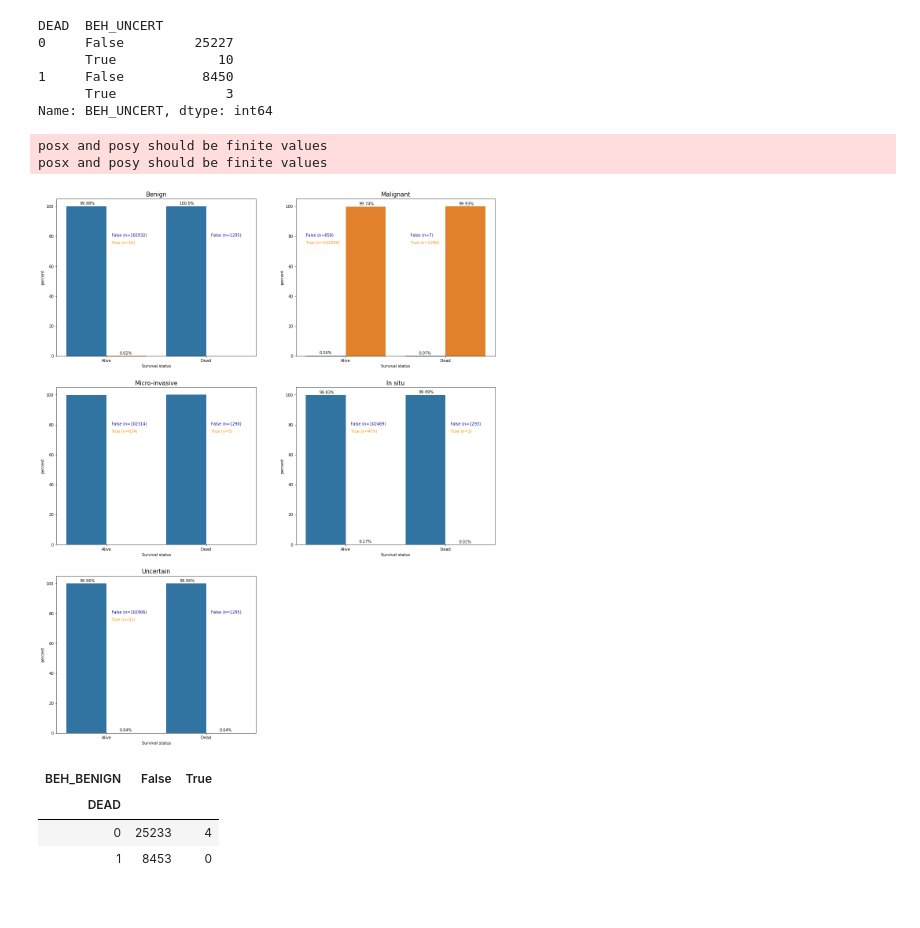
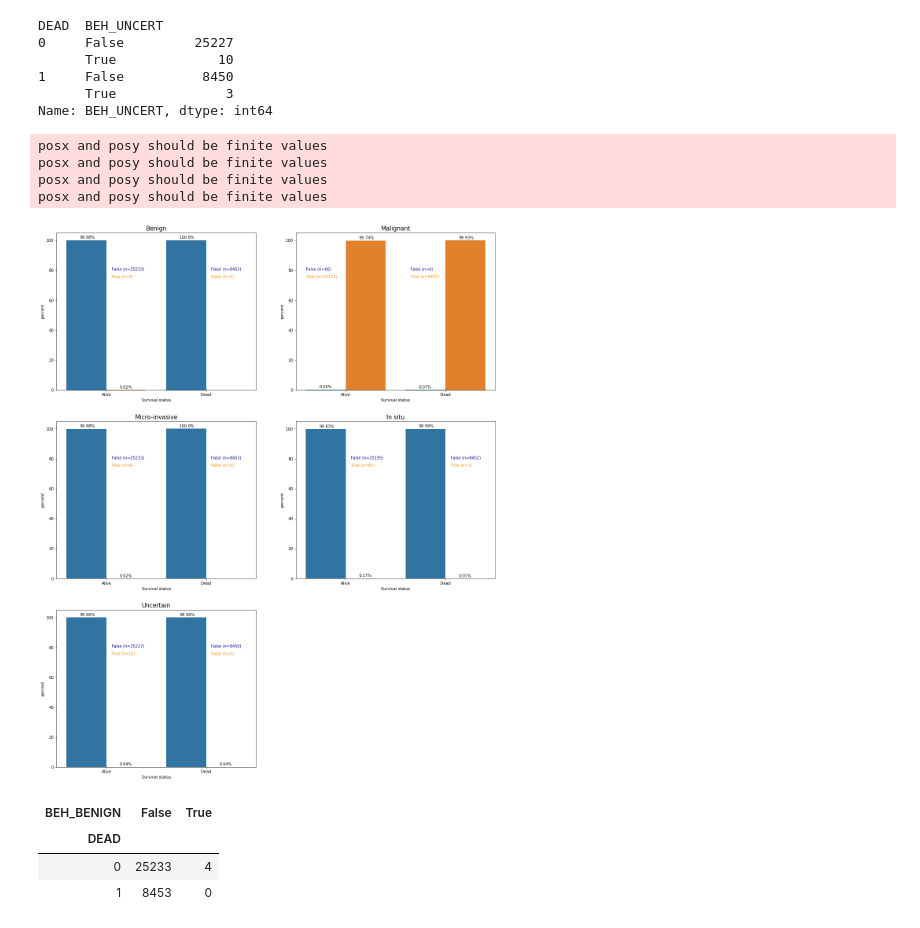
Before and after one commit to ElsaGH/TFM_Elsa_Garcia_Hernandez, a Jupyter notebook: Notebooks/Colon cancer/6_Associations-Copy1.ipynb, the cells around one changed output. Cells and saved outputs as stored; diff of their text form; code cells hidden in the pictures.

```diff
--- a/Notebooks/Colon cancer/6_Associations-Copy1.ipynb
+++ b/Notebooks/Colon cancer/6_Associations-Copy1.ipynb
@@ -661,9 +1271,10 @@ for p in axes[0,0].patches:
     txt_y = p.get_height() + 1
     axes[0,0].text(txt_x,txt_y,txt)
 
-axes[0,0].text(0.05, 80, "False (n=102932)", horizontalalignment='left', size='medium', color='darkblue')
-axes[0,0].text(0.05, 75, "True (n=16)", horizontalalignment='left', size='medium', color='darkorange')
-axes[0,0].text(1.05, 80, "False (n=1295)", horizontalalignment='left', size='medium', color='darkblue')
+axes[0,0].text(0.05, 80, "False (n=25233)", horizontalalignment='left', size='medium', color='darkblue')
+axes[0,0].text(0.05, 75, "True (n=4)", horizontalalignment='left', size='medium', color='darkorange')
+axes[0,0].text(1.05, 80, "False (n=8453)", horizontalalignment='left', size='medium', color='darkblue')
+axes[0,0].text(1.05, 75, "False (n=0)", horizontalalignment='left', size='medium', color='darkorange')
 
 
 #Figure 2
@@ -688,10 +1299,10 @@ for p in axes[0,1].patches:
     txt_y = p.get_height() + 1
     axes[0,1].text(txt_x,txt_y,txt)
 
-axes[0,1].text(-0.4, 80, "False (n=858)", horizontalalignment='left', size='medium', color='darkblue')
-axes[0,1].text(-0.4, 75, "True (n=102090)", horizontalalignment='left', size='medium', color='darkorange')
-axes[0,1].text(0.65, 80, "False (n=7)", horizontalalignment='left', size='medium', color='darkblue')
-axes[0,1].text(0.65, 75, "True (n=1288)", horizontalalignment='left', size='medium', color='darkorange')
+axes[0,1].text(-0.4, 80, "False (n=66)", horizontalalignment='left', size='medium', color='darkblue')
+axes[0,1].text(-0.4, 75, "True (n=25171)", horizontalalignment='left', size='medium', color='darkorange')
+axes[0,1].text(0.65, 80, "False (n=6)", horizontalalignment='left', size='medium', color='darkblue')
+axes[0,1].text(0.65, 75, "True (n=8447)", horizontalalignment='left', size='medium', color='darkorange')
 
 #Figure 3
 x, y = 'DEAD', 'BEH_MICINV'
@@ -709,10 +1320,17 @@ axes[1,0].set_ylim(0,105)
 axes[1,0].get_legend().remove()
 plt.gcf().set_size_inches(10,6)
 
-axes[1,0].text(0.05, 80, "False (n=102314)", horizontalalignment='left', size='medium', color='darkblue')
-axes[1,0].text(0.05, 75, "True (n=634)", horizontalalignment='left', size='medium', color='darkorange')
-axes[1,0].text(1.05, 80, "False (n=1290)", horizontalalignment='left', size='medium', color='darkblue')
-axes[1,0].text(1.05, 75, "True (n=5)", horizontalalignment='left', size='medium', color='darkorange')
+for p in axes[1,0].patches:
+    txt = str(p.get_height().round(2)) + '%'
+    txt_x = p.get_x() + p.get_width() / 3
+    txt_y = p.get_height() + 1
+    axes[1,0].text(txt_x,txt_y,txt)
+
+axes[1,0].text(0.05, 80, "False (n=25233)", horizontalalignment='left', size='medium', color='darkblue')
+axes[1,0].text(0.05, 75, "True (n=4)", horizontalalignment='left', size='medium', color='darkorange')
+axes[1,0].text(1.05, 80, "False (n=8453)", horizontalalignment='left', size='medium', color='darkblue')
+axes[1,0].text(1.05, 75, "False (n=0)", horizontalalignment='left', size='medium', color='darkorange')
+
 
 #Figure 4
 x, y = 'DEAD', 'BEH_INSITU'
@@ -736,10 +1354,10 @@ for p in axes[1,1].patches:
     txt_y = p.get_height() + 1
     axes[1,1].text(txt_x,txt_y,txt)
 
-axes[1,1].text(0.05, 80, "False (n=102469)", horizontalalignment='left', size='medium', color='darkblue')
-axes[1,1].text(0.05, 75, "True (n=479)", horizontalalignment='left', size='medium', color='darkorange')
-axes[1,1].text(1.05, 80, "False (n=1293)", horizontalalignment='left', size='medium', color='darkblue')
-axes[1,1].text(1.05, 75, "True (n=2)", horizontalalignment='left', size='medium', color='darkorange')
+axes[1,1].text(0.05, 80, "False (n=25195)", horizontalalignment='left', size='medium', color='darkblue')
+axes[1,1].text(0.05, 75, "True (n=42)", horizontalalignment='left', size='medium', color='darkorange')
+axes[1,1].text(1.05, 80, "False (n=8452)", horizontalalignment='left', size='medium', color='darkblue')
+axes[1,1].text(1.05, 75, "True (n=1)", horizontalalignment='left', size='medium', color='darkorange')
 
 
 #Figure 5
@@ -748,37 +1366,40 @@ ax = (df.groupby(x)[y]
  .value_counts(normalize=True)
  .mul(100)
  .rename('percent')
  .reset_index()
  .pipe((sns.catplot,'data'), x = x, y = 'percent', hue = y, kind = 'bar', ax=axes[2, 0]))
 
 axes[2,0].set_title('Uncertain', fontsize=15)
 axes[2,0].set(xticklabels=['Alive','Dead'])
 axes[2,0].set(xlabel='Survival status')
 axes[2,0].set_ylim(0,105)
 axes[2,0].get_legend().remove()
 plt.gcf().set_size_inches(10,6)
 
 for p in axes[2,0].patches:
     txt = str(p.get_height().round(2)) + '%'
     txt_x = p.get_x() + p.get_width() / 3
     txt_y = p.get_height() + 1
     axes[2,0].text(txt_x,txt_y,txt)
 
-axes[2,0].text(0.05, 80, "False (n=102906)", horizontalalignment='left', size='medium', color='darkblue')
-axes[2,0].text(0.05, 75, "True (n=42)", horizontalalignment='left', size='medium', color='darkorange')
-axes[2,0].text(1.05, 80, "False (n=1295)", horizontalalignment='left', size='medium', color='darkblue')
+axes[2,0].text(0.05, 80, "False (n=25227)", horizontalalignment='left', size='medium', color='darkblue')
+axes[2,0].text(0.05, 75, "True (n=10)", horizontalalignment='left', size='medium', color='darkorange')
+axes[2,0].text(1.05, 80, "False (n=8450)", horizontalalignment='left', size='medium', color='darkblue')
+axes[2,0].text(1.05, 75, "False (n=3)", horizontalalignment='left', size='medium', color='darkorange')
 
 plt.close(2)
 plt.close(3)
 plt.close(4)
 plt.close(5)
 plt.close(6)
 f.delaxes(ax = axes[2,1])
 plt.show()
 # %% [output]
 posx and posy should be finite values
 posx and posy should be finite values
+posx and posy should be finite values
+posx and posy should be finite values
-[figure, old version]
+[figure, new version]
 # %%
 contingency = pd.crosstab(df['DEAD'], df['BEH_BENIGN'])
 contingency
```
Also changed, not shown: parts of 23 cells of this notebook.
